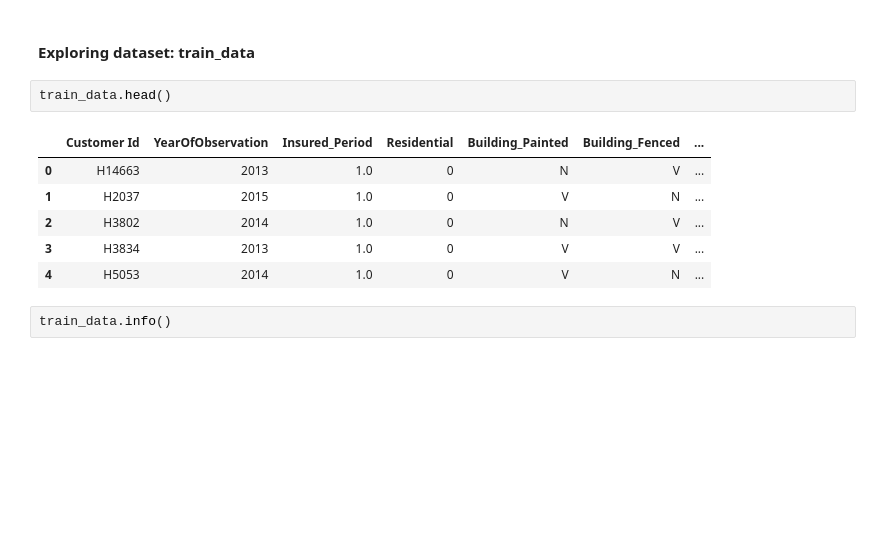
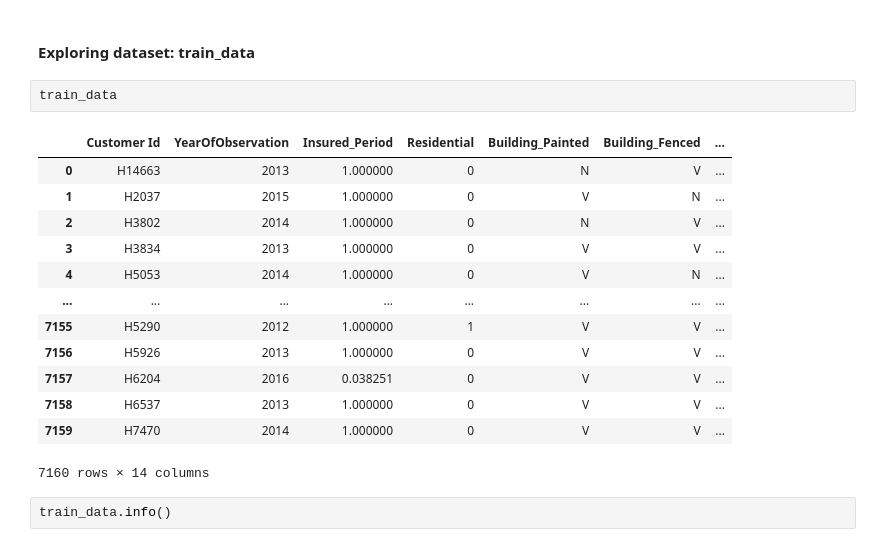
Before and after one commit to umasongo/ML-Assignment-2, a Jupyter notebook: Predictive Modeling for Insurance Claims.ipynb, the cells around one changed output. Drawn from its saved outputs; the diff is of its cells as text; blank space fills up the shorter version.

```diff
--- a/Predictive Modeling for Insurance Claims.ipynb
+++ b/Predictive Modeling for Insurance Claims.ipynb
@@ -44,14 +46,21 @@ Notes: The dataset is clean with 14 entries and no missing values
 # %% [markdown]
 #### Exploring dataset: train_data
 # %%
-train_data.head()
+train_data
 # %% [output]
 |  | Customer Id | YearOfObservation | Insured_Period | Residential | Building_Painted | Building_Fenced | ... |
-| 0 | H14663 | 2013 | 1.0 | 0 | N | V | ... |
-| 1 | H2037 | 2015 | 1.0 | 0 | V | N | ... |
-| 2 | H3802 | 2014 | 1.0 | 0 | N | V | ... |
-| 3 | H3834 | 2013 | 1.0 | 0 | V | V | ... |
-| 4 | H5053 | 2014 | 1.0 | 0 | V | N | ... |
+| 0 | H14663 | 2013 | 1.000000 | 0 | N | V | ... |
+| 1 | H2037 | 2015 | 1.000000 | 0 | V | N | ... |
+| 2 | H3802 | 2014 | 1.000000 | 0 | N | V | ... |
+| 3 | H3834 | 2013 | 1.000000 | 0 | V | V | ... |
+| 4 | H5053 | 2014 | 1.000000 | 0 | V | N | ... |
+| ... | ... | ... | ... | ... | ... | ... | ... |
+| 7155 | H5290 | 2012 | 1.000000 | 1 | V | V | ... |
+| 7156 | H5926 | 2013 | 1.000000 | 0 | V | V | ... |
+| 7157 | H6204 | 2016 | 0.038251 | 0 | V | V | ... |
+| 7158 | H6537 | 2013 | 1.000000 | 0 | V | V | ... |
+| 7159 | H7470 | 2014 | 1.000000 | 0 | V | V | ... |
+7160 rows × 14 columns
 # %%
 train_data.info()
 # %% [output]
```
Also changed, not shown: parts of 4 cells of this notebook, 1 other file.
